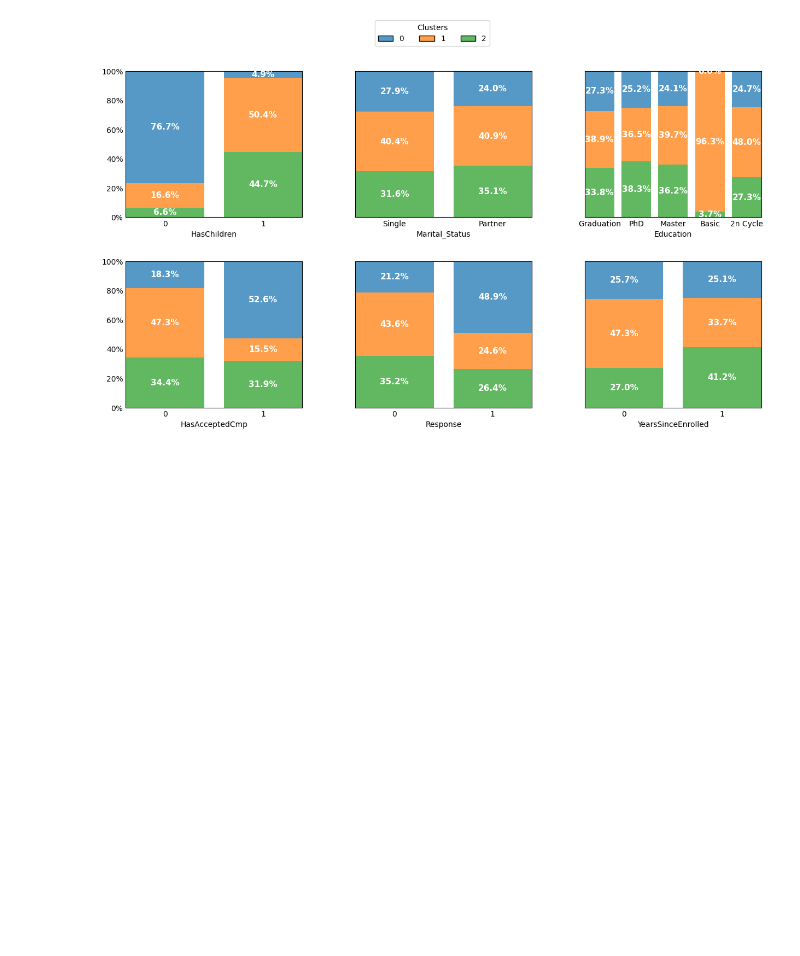
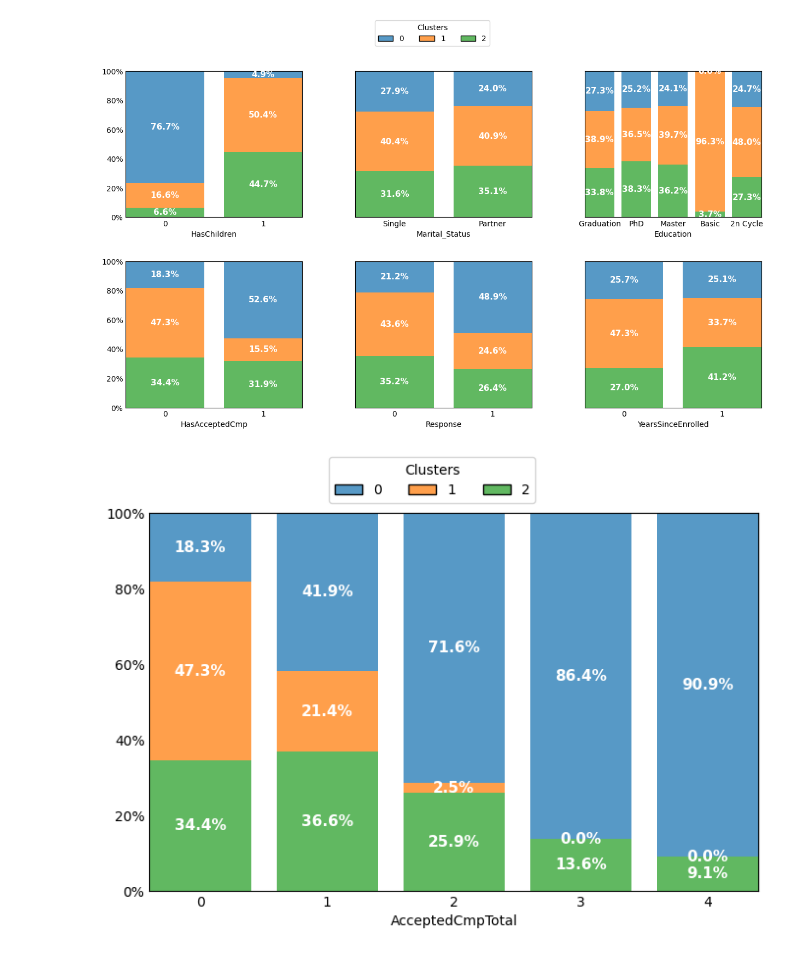
Before and after one commit to BraulioHermanson/IFOOD_2020, a Jupyter notebook: notebook/02_clustering.ipynb, the cells around one changed output. Drawn from its saved outputs; the diff is of its cells as text; code cells hidden in the pictures; blank space fills up the shorter version.

Commit message:
clustering analise

```diff
--- a/notebook/02_clustering.ipynb
+++ b/notebook/02_clustering.ipynb
@@ -331,3 +331,12 @@ plot_columns_percent_hue_cluster(
 )
 # %% [output]
 [figure]
+# %%
+plot_columns_percent_hue_cluster(
+    dataframe=df_clustered,
+    columns=["AcceptedCmpTotal"],
+    rows_cols=(1, 1),
+    figsize=(8, 5)
+)
+# %% [output]
+[figure, added]
```
Also changed, not shown: parts of 3 cells of this notebook.
